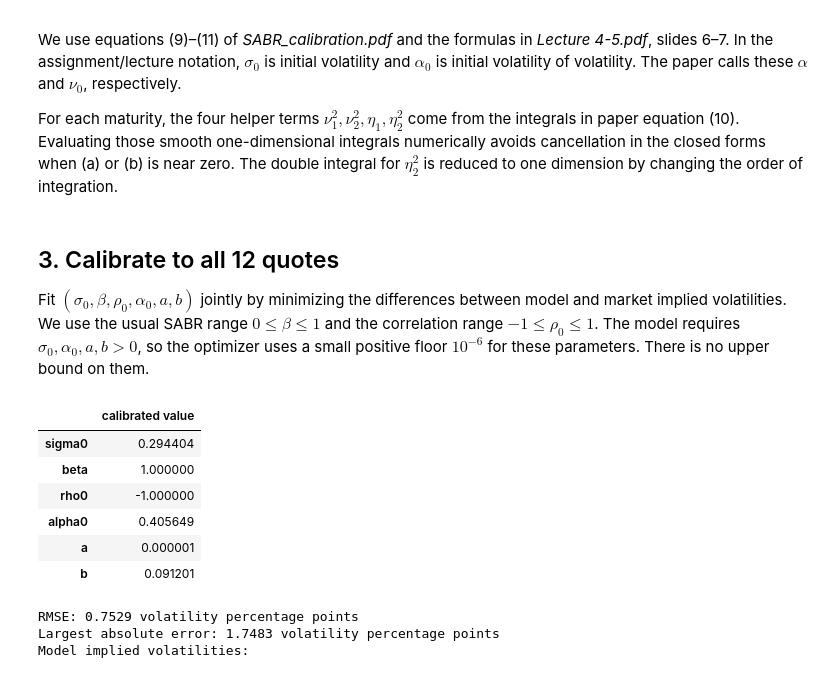
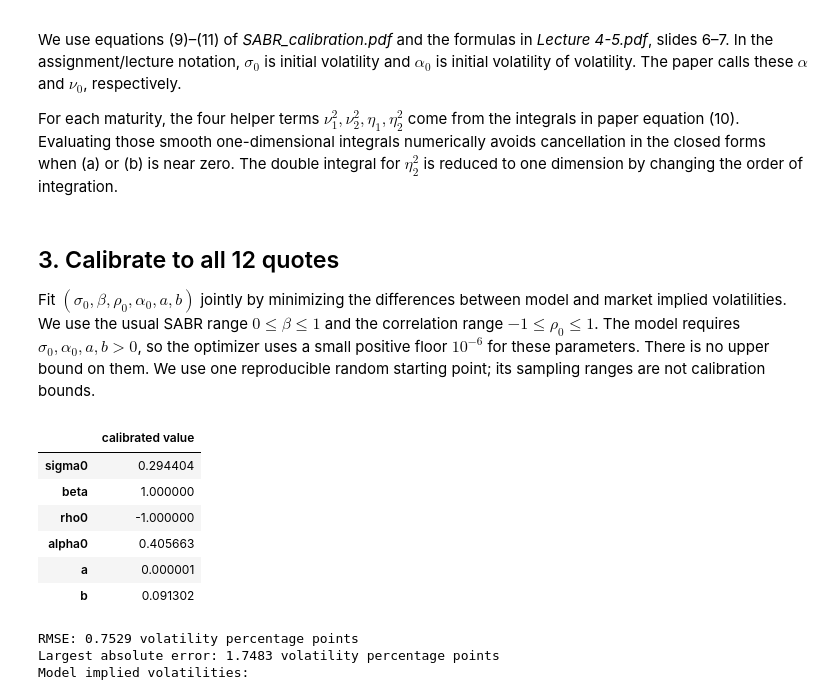
Before and after one commit to RomainFast121/advanced_derivatives_assignments, a Jupyter notebook: third_assignment/assignment3.ipynb, the cells around one changed output. Cells and saved outputs as stored; diff of their text form; code cells hidden in the pictures.

Commit message:
random init and 3d view

```diff
--- a/third_assignment/assignment3.ipynb
+++ b/third_assignment/assignment3.ipynb
@@ -89,38 +90,40 @@ def sabr_implied_vol(K: np.ndarray, T: float, params: np.ndarray, F: float = 1.0
 # %% [markdown]
 ## 3. Calibrate to all 12 quotes
 
-Fit $(\sigma_0, \beta, \rho_0, \alpha_0, a, b)$ jointly by minimizing the differences between model and market implied volatilities. We use the usual SABR range $0\leq\beta\leq1$ and the correlation range $-1\leq\rho_0\leq1$. The model requires $\sigma_0, \alpha_0, a, b>0$, so the optimizer uses a small positive floor $10^{-6}$ for these parameters. There is no upper bound on them.
+Fit $(\sigma_0, \beta, \rho_0, \alpha_0, a, b)$ jointly by minimizing the differences between model and market implied volatilities. We use the usual SABR range $0\leq\beta\leq1$ and the correlation range $-1\leq\rho_0\leq1$. The model requires $\sigma_0, \alpha_0, a, b>0$, so the optimizer uses a small positive floor $10^{-6}$ for these parameters. There is no upper bound on them. We use one reproducible random starting point; its sampling ranges are not calibration bounds.
 # %%
 def calibration_errors(params: np.ndarray) -> np.ndarray:
     fitted = np.column_stack([
         sabr_implied_vol(strikes, T, params, forward) for T in maturities
     ])
     return (fitted - market_vols.to_numpy()).ravel()
 
 parameter_names = ["sigma0", "beta", "rho0", "alpha0", "a", "b"]
-initial_guess = [0.30, 1.00, -0.70, 0.40, 0.10, 0.20]
 positive_floor = 1e-6
 lower_bounds = [positive_floor, 0.0, -1.0, positive_floor, positive_floor, positive_floor]
 upper_bounds = [np.inf, 1.0, 1.0, np.inf, np.inf, np.inf]
 
-fit = least_squares(
-    calibration_errors,
-    initial_guess,
-    bounds=(lower_bounds, upper_bounds),
-)
+rng = np.random.default_rng(SEED)
+initial_guess = [
+    rng.uniform(0.20, 0.40), rng.uniform(0, 1), rng.uniform(-0.9, 0.9),
+    rng.uniform(0.10, 0.80), rng.uniform(0.01, 1), rng.uniform(0.01, 1),
+]
+
+fit = least_squares(calibration_errors, initial_guess,
+                    bounds=(lower_bounds, upper_bounds))
 if not fit.success:
     raise RuntimeError(f"Calibration did not converge: {fit.message}")
 
 calibrated_params = fit.x
 display(pd.DataFrame({"calibrated value": calibrated_params}, index=parameter_names))
 # %% [output]
 |  | calibrated value |
 | sigma0 | 0.294404 |
 | beta | 1.000000 |
 | rho0 | -1.000000 |
-| alpha0 | 0.405649 |
+| alpha0 | 0.405663 |
 | a | 0.000001 |
-| b | 0.091201 |
+| b | 0.091302 |
 # %%
 fitted_vols = pd.DataFrame(
     np.column_stack([
```
Also changed, not shown: parts of 4 cells of this notebook, 2 other files.
